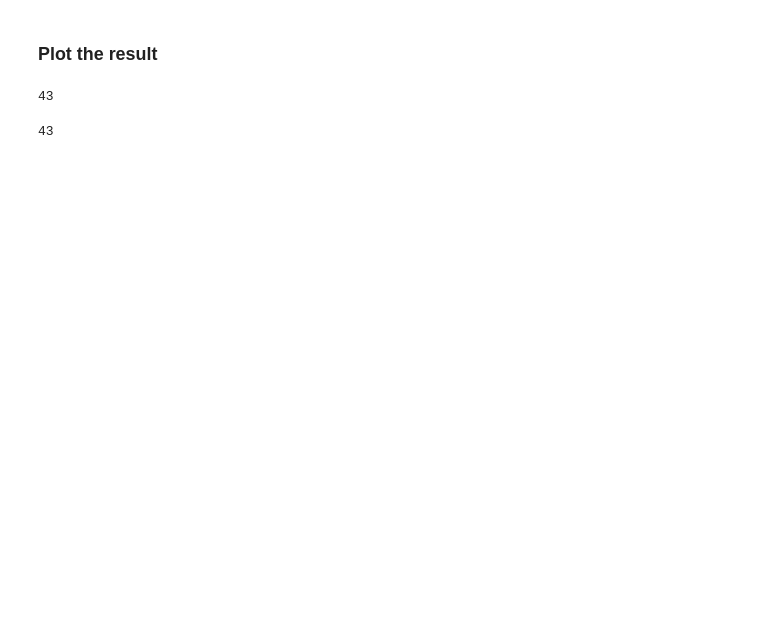
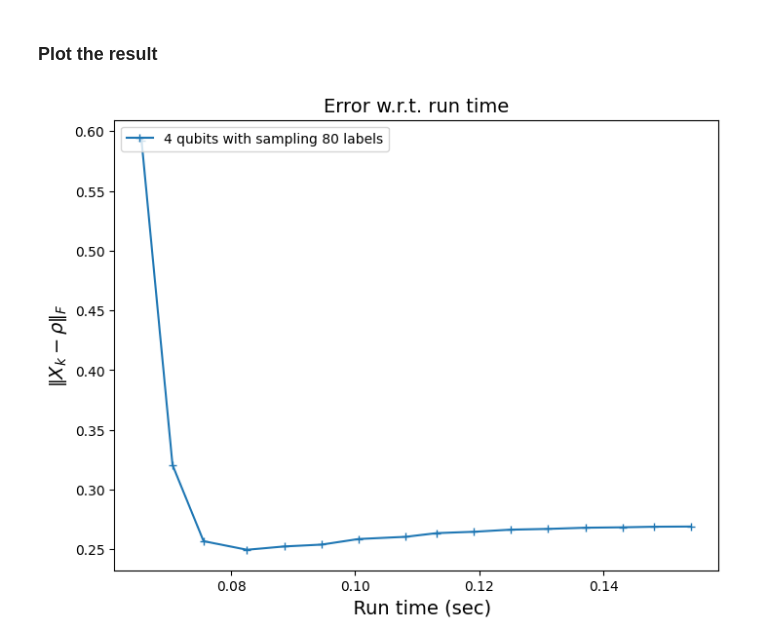
Before and after one commit to Hon-Hai-Quantum-Computing/tomography_RGD, a Jupyter notebook: quQST/Run_example.ipynb, the cells around one changed output. Drawn from its saved outputs; the diff is of its cells as text; code cells hidden in the pictures; blank space fills up the shorter version.

```diff
--- a/quQST/Run_example.ipynb
+++ b/quQST/Run_example.ipynb
@@ -19,6 +22,9 @@ import projectors
 # %%
-n = 3
-labels = projectors.generate_random_label_list(20, n)
+#n = 3; labels = Generate_All_labels(n)
+#n = 3; labels = projectors.generate_random_label_list(50, n)
+n = 4; labels = projectors.generate_random_label_list(80, n)
+
+
 num_labels  = len(labels)
 # %%
 Nr = 1
@@ -115,12 +121,6 @@ worker.computeRGD(InitX_RGD, Ch_svd)
 # %% [markdown]
 ### Plot the result
-# %%
-worker.Target_Err_Xk
-
-len(worker.step_Time)
-# %% [output]
-43
-# %%
-len(worker.Target_Err_Xk)
-# %% [output]
-43
+# %%
+Plt_Err_Time(worker)
+# %% [output]
+[figure, added]
```
Also changed, not shown: parts of 4 cells of this notebook, 4 other files.
